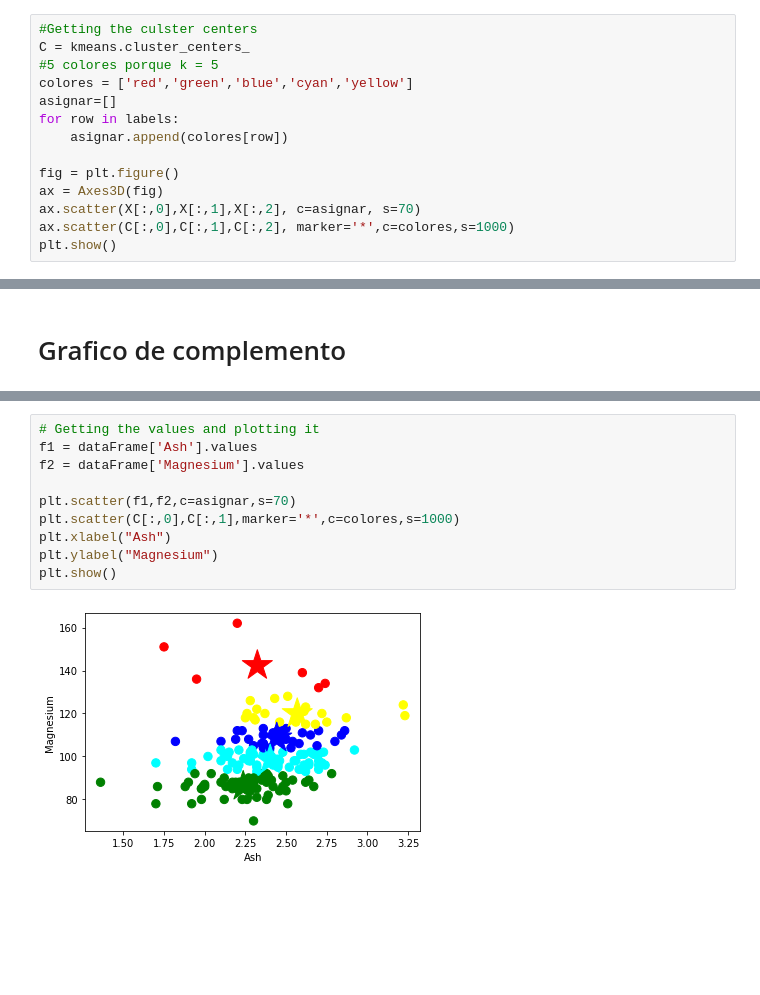
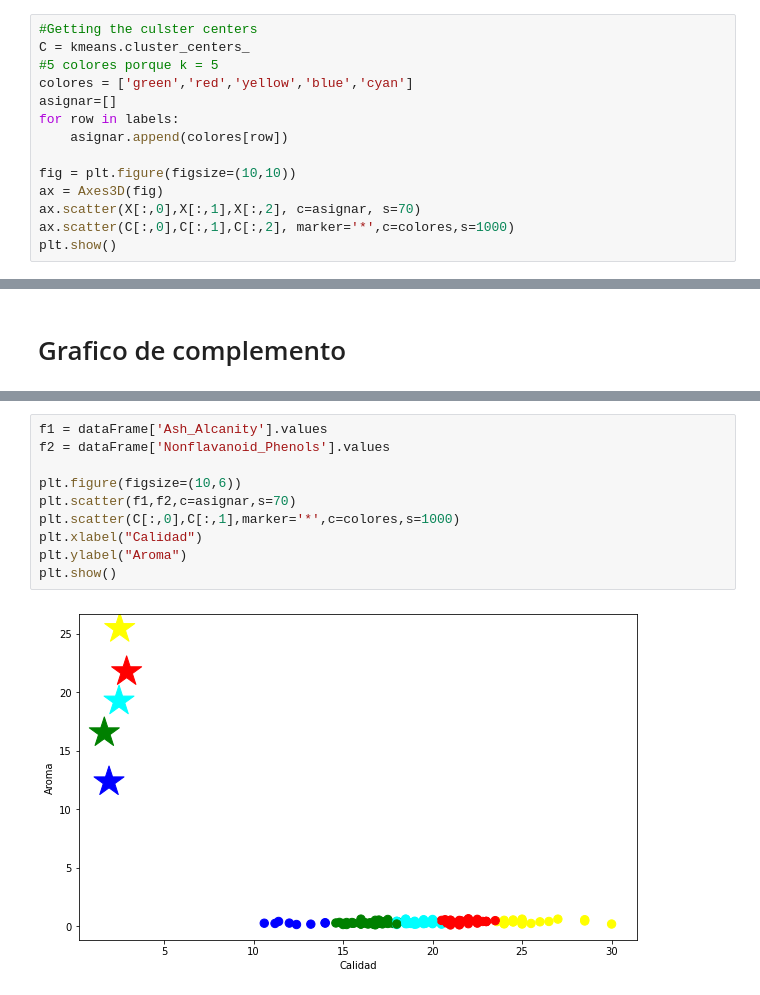
Before and after one commit to joseluissanmartin/Solemene2OE2, a Jupyter notebook: Solemne-KMeans.ipynb, the cells around one changed output, grey strips where cells are left out. Drawn from its saved outputs; the diff is of its cells as text; blank space fills up the shorter version.

```diff
--- a/Solemne-KMeans.ipynb
+++ b/Solemne-KMeans.ipynb
@@ -296,12 +298,12 @@ labels = kmeans.predict(X)
 #Getting the culster centers
 C = kmeans.cluster_centers_
 #5 colores porque k = 5
-colores = ['red','green','blue','cyan','yellow']
+colores = ['green','red','yellow','blue','cyan']
 asignar=[]
 for row in labels:
     asignar.append(colores[row])
 
-fig = plt.figure()
+fig = plt.figure(figsize=(10,10))
 ax = Axes3D(fig)
 ax.scatter(X[:,0],X[:,1],X[:,2], c=asignar, s=70)
 ax.scatter(C[:,0],C[:,1],C[:,2], marker='*',c=colores,s=1000)
@@ -313,12 +341,12 @@ plt.show()
 # %%
-# Getting the values and plotting it
-f1 = dataFrame['Ash'].values
-f2 = dataFrame['Magnesium'].values
+f1 = dataFrame['Ash_Alcanity'].values
+f2 = dataFrame['Nonflavanoid_Phenols'].values
 
+plt.figure(figsize=(10,6))
 plt.scatter(f1,f2,c=asignar,s=70)
 plt.scatter(C[:,0],C[:,1],marker='*',c=colores,s=1000)
-plt.xlabel("Ash")
-plt.ylabel("Magnesium")
+plt.xlabel("Calidad")
+plt.ylabel("Aroma")
 plt.show()
 # %% [output]
-[figure, old version]
+[figure, new version]
```
Also changed, not shown: parts of 18 cells of this notebook.
